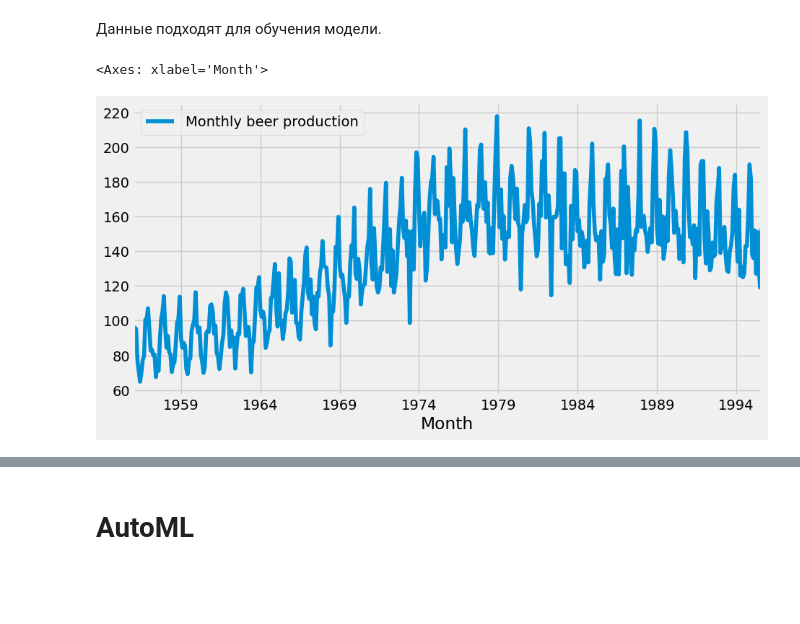
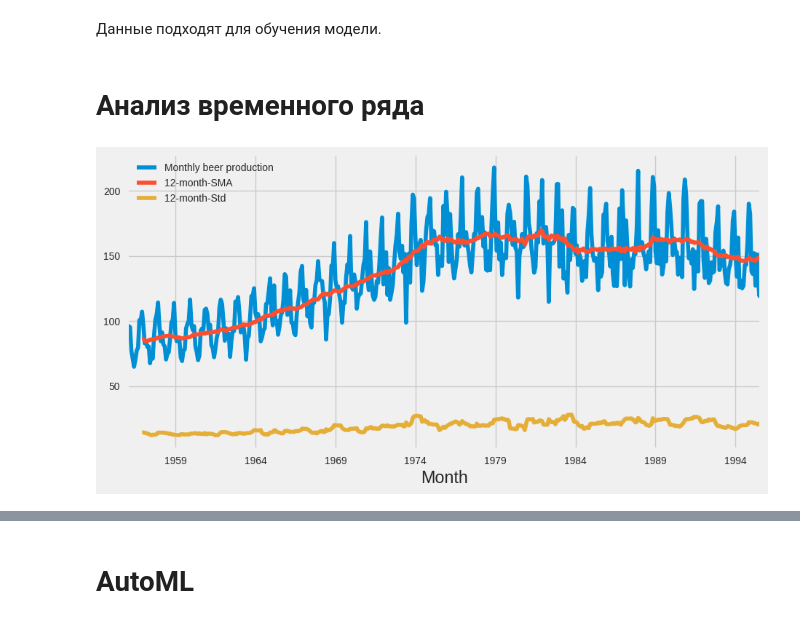
Before and after one commit to J1wZ/python_ml, a Jupyter notebook: дз-04-04-25/Задание2.ipynb, the cells around one changed output, grey strips where cells are left out. Saved outputs shown, nothing was run; the diff lists cells and outputs as text; code cells hidden in the pictures; blank space fills up the shorter version.

Commit message:
добавлен анализ и тест на стационарность из дз Arima

```diff
--- a/дз-04-04-25/Задание2.ipynb
+++ b/дз-04-04-25/Задание2.ipynb
@@ -155,8 +156,13 @@ plt.show()
 Нет пропушенных значений в датасете. В данных нет выбросов.
 # %% [markdown]
 Данные подходят для обучения модели.
-# %%
-train_df.plot()
-# %% [output]
-<Axes: xlabel='Month'>
-[figure, removed]
+# %% [markdown]
+# Анализ временного ряда
+# %%
+# дескриптивная аналитики, расчеты скользящего окна
+train_df['12-month-SMA'] = train_df['Monthly beer production'].rolling(window=12).mean()
+train_df['12-month-Std'] = train_df['Monthly beer production'].rolling(window=12).std()
+
+train_df[['Monthly beer production','12-month-SMA','12-month-Std']].plot();
+# %% [output]
+[figure, added]
```
Also changed, not shown: parts of 11 cells of this notebook.
